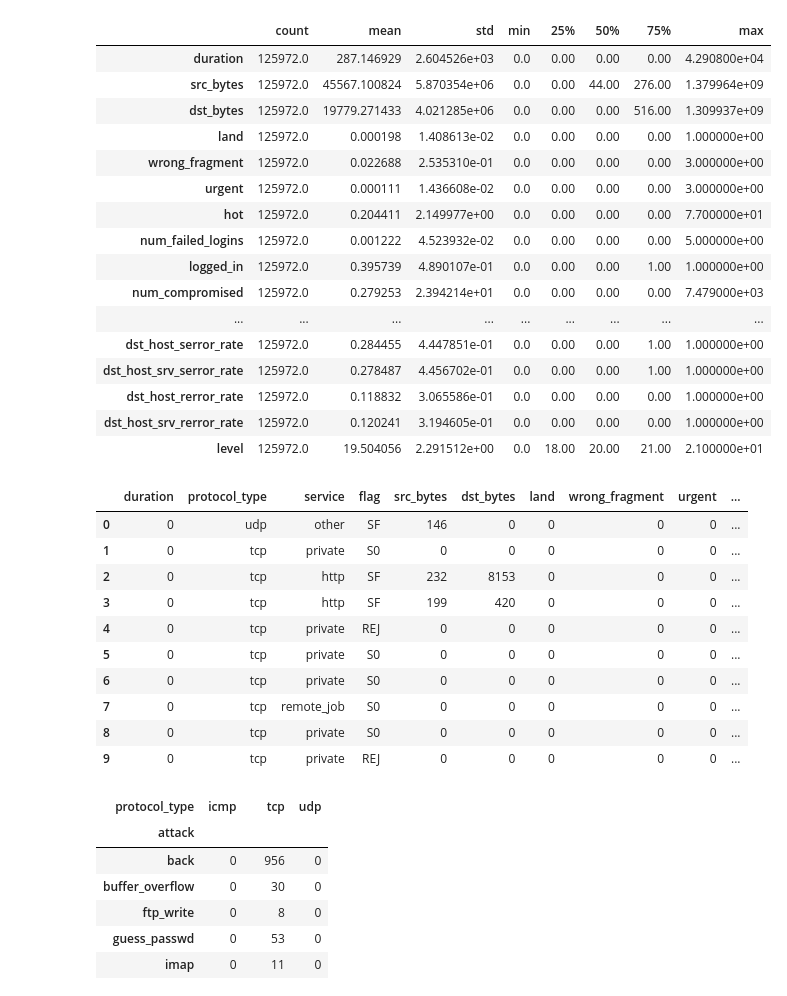
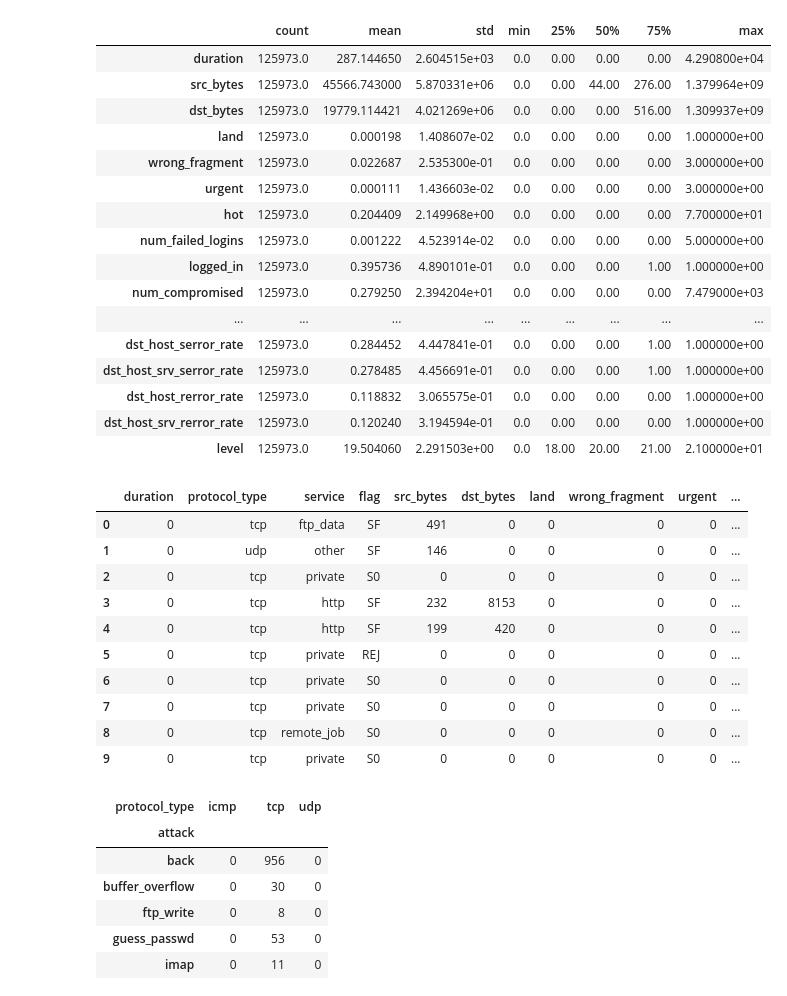
Before and after one commit to lamvwl/jupyterlite, a Jupyter notebook: content/IDS-NSL-KDD-RandomForest.ipynb, the cells around one changed output. Cells and saved outputs as stored; diff of their text form; code cells hidden in the pictures.

```diff
--- a/content/IDS-NSL-KDD-RandomForest.ipynb
+++ b/content/IDS-NSL-KDD-RandomForest.ipynb
@@ -143,8 +144,15 @@ import pandas as pd
 import matplotlib.pyplot as mplot
 import seaborn as sb
 
-data_training = pd.read_csv("./NSL-KDD-Dataset/KDDTrain+.txt")
-data_test = pd.read_csv("./NSL-KDD-Dataset/KDDTest+.txt")
+data_dir = "./data/NSL-KDD-Dataset/"
+
+data_training = pd.read_csv(f"{data_dir}/KDDTrain+.txt", header=None)
+data_test = pd.read_csv(f"{data_dir}/KDDTest+.txt", header=None)
+
+
+##### Testing
+# data_test = test2
+#####
 
 dt = data_training
 dtest = data_test
@@ -187,49 +195,49 @@ columns = ([
 			'dst_host_same_srv_rate',
 			'dst_host_diff_srv_rate',
 			'dst_host_same_src_port_rate',
 			'dst_host_srv_diff_host_rate',
 			'dst_host_serror_rate',
 			'dst_host_srv_serror_rate',
 			'dst_host_rerror_rate',
 			'dst_host_srv_rerror_rate',
 			'attack',
 			'level'
 		])
 
 
 dt.columns = columns
 dtest.columns = columns
 
 
 # meta-summary
 # data_training.info()
 # print(data_training.head(5))
 
 dt.head(5)
 
 # Data general statistics
 dt.describe().T
 
 #Check for null values in dataset
 # dt.isnull().sum()
 # %% [output]
 |  | count | mean | std | min | 25% | 50% | 75% | max |
-| duration | 125972.0 | 287.146929 | 2.604526e+03 | 0.0 | 0.00 | 0.00 | 0.00 | 4.290800e+04 |
-| src_bytes | 125972.0 | 45567.100824 | 5.870354e+06 | 0.0 | 0.00 | 44.00 | 276.00 | 1.379964e+09 |
-| dst_bytes | 125972.0 | 19779.271433 | 4.021285e+06 | 0.0 | 0.00 | 0.00 | 516.00 | 1.309937e+09 |
-| land | 125972.0 | 0.000198 | 1.408613e-02 | 0.0 | 0.00 | 0.00 | 0.00 | 1.000000e+00 |
-| wrong_fragment | 125972.0 | 0.022688 | 2.535310e-01 | 0.0 | 0.00 | 0.00 | 0.00 | 3.000000e+00 |
-| urgent | 125972.0 | 0.000111 | 1.436608e-02 | 0.0 | 0.00 | 0.00 | 0.00 | 3.000000e+00 |
-| hot | 125972.0 | 0.204411 | 2.149977e+00 | 0.0 | 0.00 | 0.00 | 0.00 | 7.700000e+01 |
-| num_failed_logins | 125972.0 | 0.001222 | 4.523932e-02 | 0.0 | 0.00 | 0.00 | 0.00 | 5.000000e+00 |
-| logged_in | 125972.0 | 0.395739 | 4.890107e-01 | 0.0 | 0.00 | 0.00 | 1.00 | 1.000000e+00 |
-| num_compromised | 125972.0 | 0.279253 | 2.394214e+01 | 0.0 | 0.00 | 0.00 | 0.00 | 7.479000e+03 |
+| duration | 125973.0 | 287.144650 | 2.604515e+03 | 0.0 | 0.00 | 0.00 | 0.00 | 4.290800e+04 |
+| src_bytes | 125973.0 | 45566.743000 | 5.870331e+06 | 0.0 | 0.00 | 44.00 | 276.00 | 1.379964e+09 |
+| dst_bytes | 125973.0 | 19779.114421 | 4.021269e+06 | 0.0 | 0.00 | 0.00 | 516.00 | 1.309937e+09 |
+| land | 125973.0 | 0.000198 | 1.408607e-02 | 0.0 | 0.00 | 0.00 | 0.00 | 1.000000e+00 |
+| wrong_fragment | 125973.0 | 0.022687 | 2.535300e-01 | 0.0 | 0.00 | 0.00 | 0.00 | 3.000000e+00 |
+| urgent | 125973.0 | 0.000111 | 1.436603e-02 | 0.0 | 0.00 | 0.00 | 0.00 | 3.000000e+00 |
+| hot | 125973.0 | 0.204409 | 2.149968e+00 | 0.0 | 0.00 | 0.00 | 0.00 | 7.700000e+01 |
+| num_failed_logins | 125973.0 | 0.001222 | 4.523914e-02 | 0.0 | 0.00 | 0.00 | 0.00 | 5.000000e+00 |
+| logged_in | 125973.0 | 0.395736 | 4.890101e-01 | 0.0 | 0.00 | 0.00 | 1.00 | 1.000000e+00 |
+| num_compromised | 125973.0 | 0.279250 | 2.394204e+01 | 0.0 | 0.00 | 0.00 | 0.00 | 7.479000e+03 |
 | ... | ... | ... | ... | ... | ... | ... | ... | ... |
-| dst_host_serror_rate | 125972.0 | 0.284455 | 4.447851e-01 | 0.0 | 0.00 | 0.00 | 1.00 | 1.000000e+00 |
-| dst_host_srv_serror_rate | 125972.0 | 0.278487 | 4.456702e-01 | 0.0 | 0.00 | 0.00 | 1.00 | 1.000000e+00 |
-| dst_host_rerror_rate | 125972.0 | 0.118832 | 3.065586e-01 | 0.0 | 0.00 | 0.00 | 0.00 | 1.000000e+00 |
-| dst_host_srv_rerror_rate | 125972.0 | 0.120241 | 3.194605e-01 | 0.0 | 0.00 | 0.00 | 0.00 | 1.000000e+00 |
-| level | 125972.0 | 19.504056 | 2.291512e+00 | 0.0 | 18.00 | 20.00 | 21.00 | 2.100000e+01 |
+| dst_host_serror_rate | 125973.0 | 0.284452 | 4.447841e-01 | 0.0 | 0.00 | 0.00 | 1.00 | 1.000000e+00 |
+| dst_host_srv_serror_rate | 125973.0 | 0.278485 | 4.456691e-01 | 0.0 | 0.00 | 0.00 | 1.00 | 1.000000e+00 |
+| dst_host_rerror_rate | 125973.0 | 0.118832 | 3.065575e-01 | 0.0 | 0.00 | 0.00 | 0.00 | 1.000000e+00 |
+| dst_host_srv_rerror_rate | 125973.0 | 0.120240 | 3.194594e-01 | 0.0 | 0.00 | 0.00 | 0.00 | 1.000000e+00 |
+| level | 125973.0 | 19.504060 | 2.291503e+00 | 0.0 | 18.00 | 20.00 | 21.00 | 2.100000e+01 |
 # %%
 import pandas
 # from pandas.plotting import scatter_matrix
@@ -241,16 +249,16 @@ dt.head(10)
 # dt.hist()
 # %% [output]
 |  | duration | protocol_type | service | flag | src_bytes | dst_bytes | land | wrong_fragment | urgent | ... |
-| 0 | 0 | udp | other | SF | 146 | 0 | 0 | 0 | 0 | ... |
-| 1 | 0 | tcp | private | S0 | 0 | 0 | 0 | 0 | 0 | ... |
-| 2 | 0 | tcp | http | SF | 232 | 8153 | 0 | 0 | 0 | ... |
-| 3 | 0 | tcp | http | SF | 199 | 420 | 0 | 0 | 0 | ... |
-| 4 | 0 | tcp | private | REJ | 0 | 0 | 0 | 0 | 0 | ... |
-| 5 | 0 | tcp | private | S0 | 0 | 0 | 0 | 0 | 0 | ... |
+| 0 | 0 | tcp | ftp_data | SF | 491 | 0 | 0 | 0 | 0 | ... |
+| 1 | 0 | udp | other | SF | 146 | 0 | 0 | 0 | 0 | ... |
+| 2 | 0 | tcp | private | S0 | 0 | 0 | 0 | 0 | 0 | ... |
+| 3 | 0 | tcp | http | SF | 232 | 8153 | 0 | 0 | 0 | ... |
+| 4 | 0 | tcp | http | SF | 199 | 420 | 0 | 0 | 0 | ... |
+| 5 | 0 | tcp | private | REJ | 0 | 0 | 0 | 0 | 0 | ... |
 | 6 | 0 | tcp | private | S0 | 0 | 0 | 0 | 0 | 0 | ... |
-| 7 | 0 | tcp | remote_job | S0 | 0 | 0 | 0 | 0 | 0 | ... |
-| 8 | 0 | tcp | private | S0 | 0 | 0 | 0 | 0 | 0 | ... |
-| 9 | 0 | tcp | private | REJ | 0 | 0 | 0 | 0 | 0 | ... |
+| 7 | 0 | tcp | private | S0 | 0 | 0 | 0 | 0 | 0 | ... |
+| 8 | 0 | tcp | remote_job | S0 | 0 | 0 | 0 | 0 | 0 | ... |
+| 9 | 0 | tcp | private | S0 | 0 | 0 | 0 | 0 | 0 | ... |
 # %%
 
 dt = data_training
```
Also changed, not shown: parts of 11 cells of this notebook, 6 other files.
